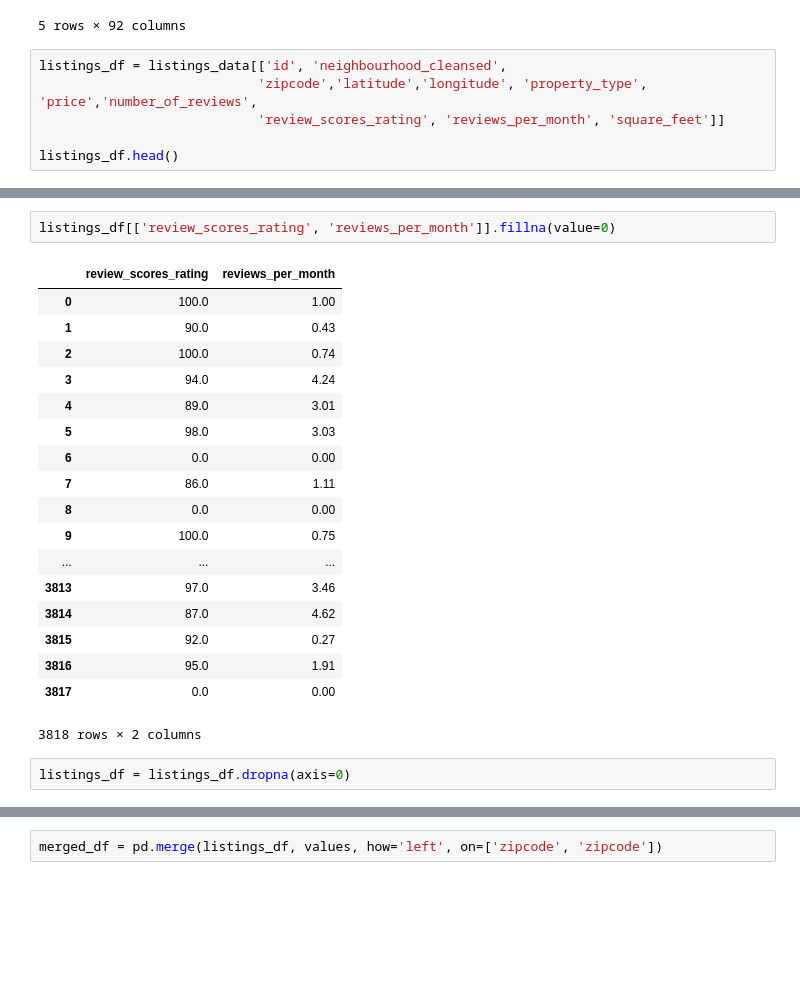
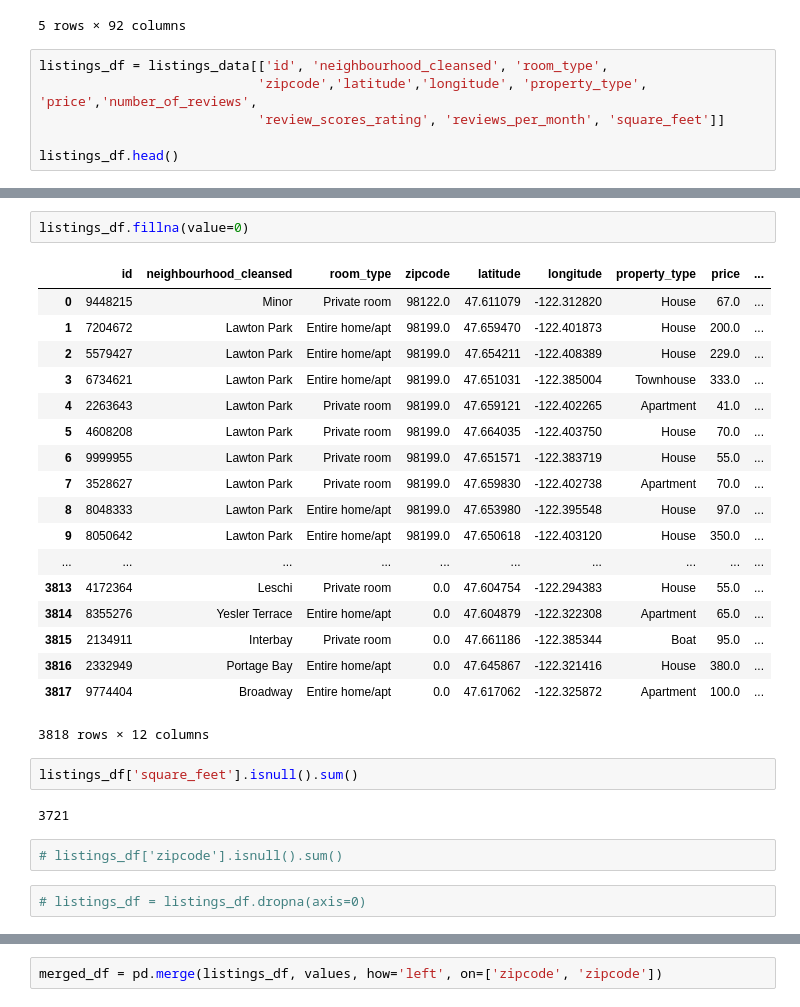
Before and after one commit to ericcheechee/ProjectBeta, a Jupyter notebook: data_cleanup.ipynb, the cells around one changed output, grey strips where cells are left out. Drawn from its saved outputs; the diff is of its cells as text; blank space fills up the shorter version.

```diff
--- a/data_cleanup.ipynb
+++ b/data_cleanup.ipynb
@@ -22,7 +22,7 @@ listings_data.head()
 | 4 | 2263643 | https://www.airbnb.com/rooms/2263643 | 2.020000e+13 | 1/4/2016 | Charming English room by Park | I live near a park and also a 20 ... | This is a large bedroom with clos... | I live near a park and also a 20 ... | ... |
 5 rows × 92 columns
 # %%
-listings_df = listings_data[['id', 'neighbourhood_cleansed',
+listings_df = listings_data[['id', 'neighbourhood_cleansed', 'room_type',
                             'zipcode','latitude','longitude', 'property_type', 'price','number_of_reviews',
                             'review_scores_rating', 'reviews_per_month', 'square_feet']]
 
@@ -61,25 +66,31 @@ listings_df.head()
 # %%
-listings_df[['review_scores_rating', 'reviews_per_month']].fillna(value=0)
+listings_df.fillna(value=0)
 # %% [output]
-|  | review_scores_rating | reviews_per_month |
-| 0 | 100.0 | 1.00 |
-| 1 | 90.0 | 0.43 |
-| 2 | 100.0 | 0.74 |
-| 3 | 94.0 | 4.24 |
-| 4 | 89.0 | 3.01 |
-| 5 | 98.0 | 3.03 |
-| 6 | 0.0 | 0.00 |
-| 7 | 86.0 | 1.11 |
-| 8 | 0.0 | 0.00 |
-| 9 | 100.0 | 0.75 |
-| ... | ... | ... |
-| 3813 | 97.0 | 3.46 |
-| 3814 | 87.0 | 4.62 |
-| 3815 | 92.0 | 0.27 |
-| 3816 | 95.0 | 1.91 |
-| 3817 | 0.0 | 0.00 |
+|  | id | neighbourhood_cleansed | room_type | zipcode | latitude | longitude | property_type | price | ... |
+| 0 | 9448215 | Minor | Private room | 98122.0 | 47.611079 | -122.312820 | House | 67.0 | ... |
+| 1 | 7204672 | Lawton Park | Entire home/apt | 98199.0 | 47.659470 | -122.401873 | House | 200.0 | ... |
+| 2 | 5579427 | Lawton Park | Entire home/apt | 98199.0 | 47.654211 | -122.408389 | House | 229.0 | ... |
+| 3 | 6734621 | Lawton Park | Entire home/apt | 98199.0 | 47.651031 | -122.385004 | Townhouse | 333.0 | ... |
+| 4 | 2263643 | Lawton Park | Private room | 98199.0 | 47.659121 | -122.402265 | Apartment | 41.0 | ... |
+| 5 | 4608208 | Lawton Park | Private room | 98199.0 | 47.664035 | -122.403750 | House | 70.0 | ... |
+| 6 | 9999955 | Lawton Park | Private room | 98199.0 | 47.651571 | -122.383719 | House | 55.0 | ... |
+| 7 | 3528627 | Lawton Park | Private room | 98199.0 | 47.659830 | -122.402738 | Apartment | 70.0 | ... |
+| 8 | 8048333 | Lawton Park | Entire home/apt | 98199.0 | 47.653980 | -122.395548 | House | 97.0 | ... |
+| 9 | 8050642 | Lawton Park | Entire home/apt | 98199.0 | 47.650618 | -122.403120 | House | 350.0 | ... |
+| ... | ... | ... | ... | ... | ... | ... | ... | ... | ... |
+| 3813 | 4172364 | Leschi | Private room | 0.0 | 47.604754 | -122.294383 | House | 55.0 | ... |
+| 3814 | 8355276 | Yesler Terrace | Entire home/apt | 0.0 | 47.604879 | -122.322308 | Apartment | 65.0 | ... |
+| 3815 | 2134911 | Interbay | Private room | 0.0 | 47.661186 | -122.385344 | Boat | 95.0 | ... |
+| 3816 | 2332949 | Portage Bay | Entire home/apt | 0.0 | 47.645867 | -122.321416 | House | 380.0 | ... |
+| 3817 | 9774404 | Broadway | Entire home/apt | 0.0 | 47.617062 | -122.325872 | Apartment | 100.0 | ... |
-3818 rows × 2 columns
+3818 rows × 12 columns
+# %%
+listings_df['square_feet'].isnull().sum()
+# %% [output]
+3721
+# %%
+# listings_df['zipcode'].isnull().sum()
 # %%
-listings_df = listings_df.dropna(axis=0)
+# listings_df = listings_df.dropna(axis=0)
 # %%
 listings_df['property_type'].value_counts()
```
Also changed, not shown: parts of 13 cells of this notebook, 1 other file.
